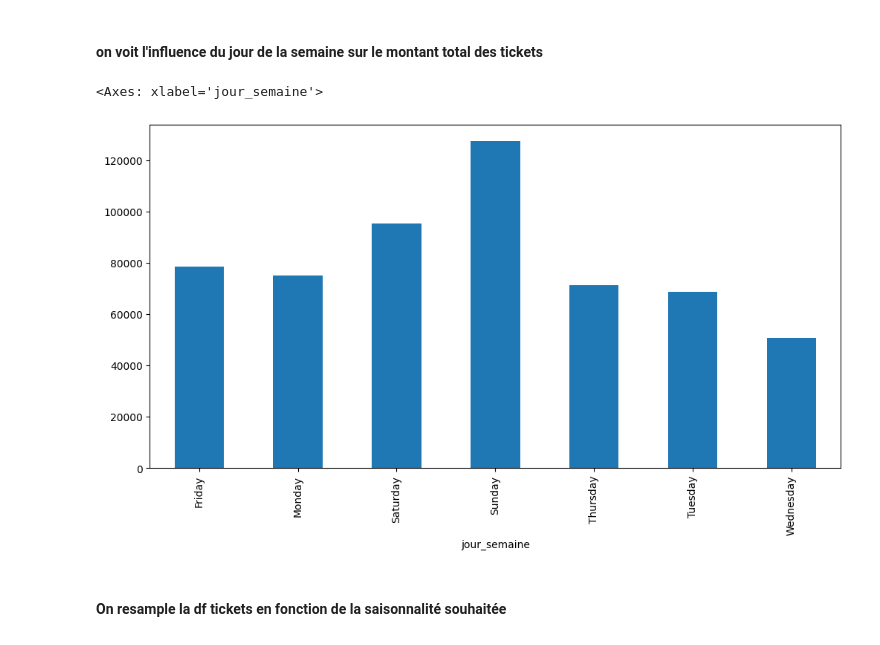
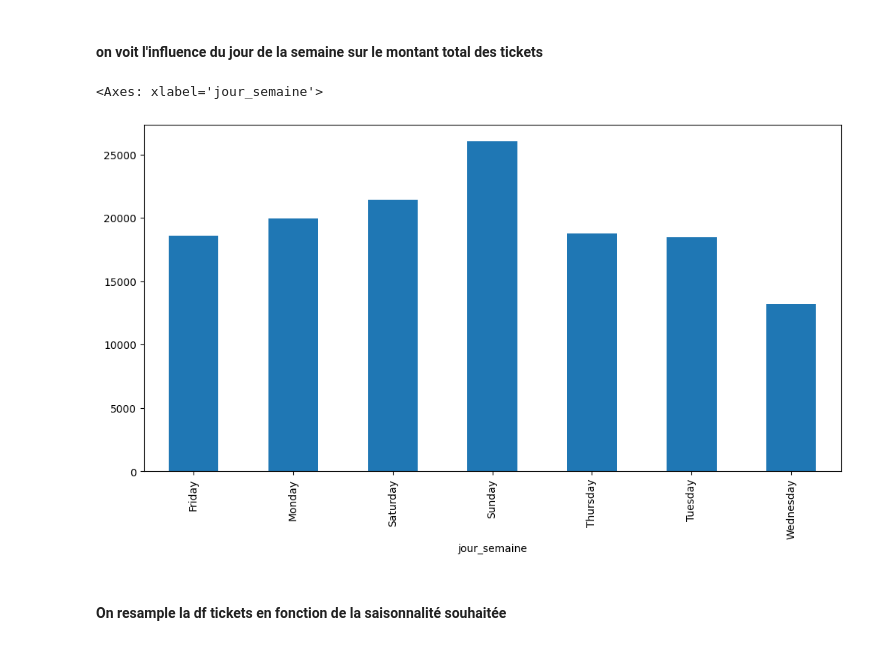
Before and after one commit to claragarciaperez9/French_bakery_forecasting, a Jupyter notebook: test.ipynb, the cells around one changed output. Cells and saved outputs as stored; diff of their text form; code cells hidden in the pictures.

```diff
--- a/test.ipynb
+++ b/test.ipynb
@@ -311,10 +328,10 @@ tickets
 #### on voit l'influence du jour de la semaine sur le montant total des tickets
 # %%
 plt.figure(figsize=(12, 6))
-tickets.groupby('jour_semaine')['total'].sum().plot(kind='bar')
+tickets.groupby('jour_semaine')['total'].count().plot(kind='bar')
 # %% [output]
 <Axes: xlabel='jour_semaine'>
-[figure, old version]
+[figure, new version]
 # %% [markdown]
 #### On resample la df tickets en fonction de la saisonnalité souhaitée
 # %%
```
Also changed, not shown: parts of 10 cells of this notebook.
